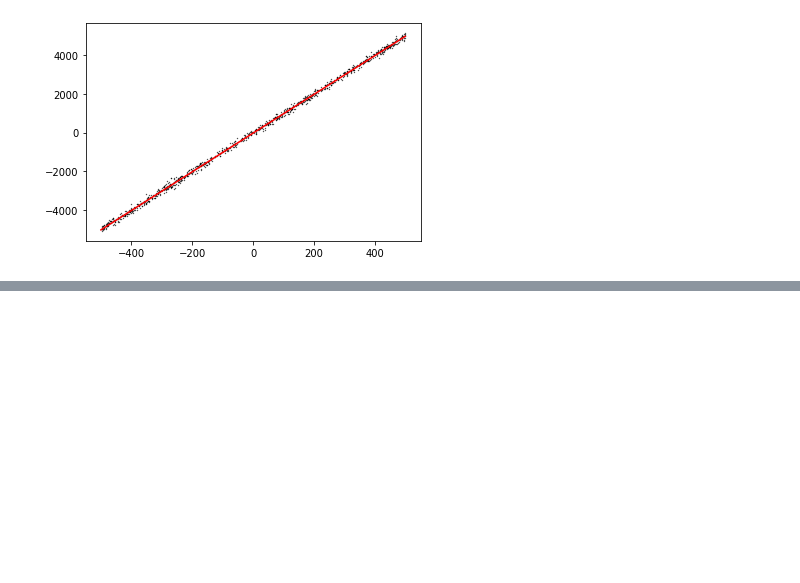
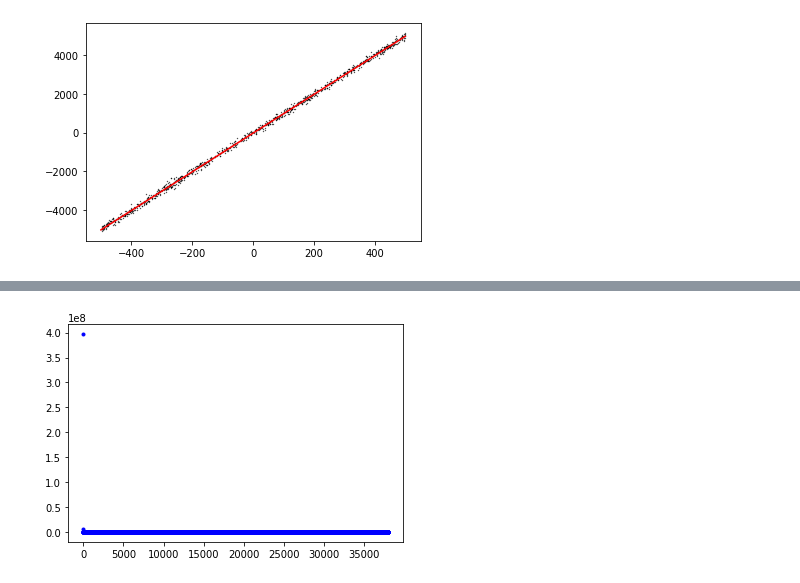
Before and after one commit to heebinYoo/assignment-02, a Jupyter notebook: assign02.ipynb, the cells around one changed output, grey strips where cells are left out. Drawn from its saved outputs; the diff is of its cells as text; code cells hidden in the pictures; blank space fills up the shorter version.

Commit message:
Plotting the energy values

```diff
--- a/assign02.ipynb
+++ b/assign02.ipynb
@@ -169,0 +176,5 @@ plt.show()
+# %%
+plt.plot(J_log,'b.')
+plt.show()
+# %% [output]
+[figure, added]
```
Also changed, not shown: parts of 2 cells of this notebook.
